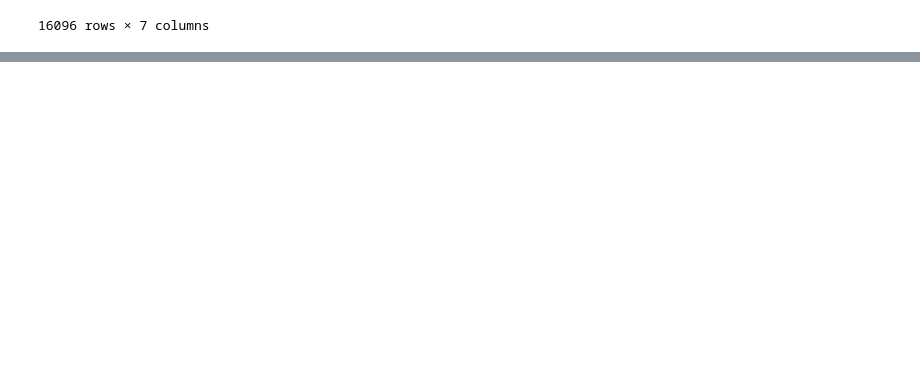
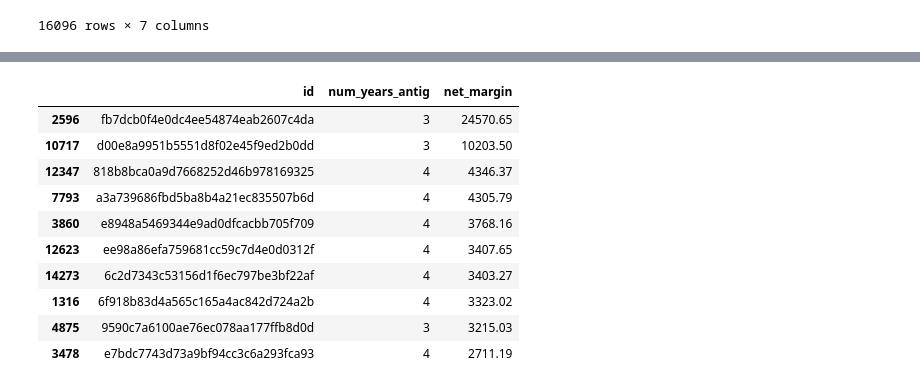
Before and after one commit to yash013/sme_customer_churn_problem, a Jupyter notebook: eda.ipynb, the cells around one changed output, grey strips where cells are left out. Cells and saved outputs as stored; diff of their text form; code cells hidden in the pictures; blank space fills up the shorter version.

```diff
--- a/eda.ipynb
+++ b/eda.ipynb
@@ -576,0 +590,18 @@ merged_data.to_csv('clean_data_after_eda.csv')
+# %%
+# Select current customers with positive net margins
+top_customers = merged_data.loc[(merged_data['churn']>=0) & (merged_data['net_margin']>0),['id','num_years_antig','net_margin']]
+
+# Top 10 customers by net margin
+top_customers.sort_values(by=['net_margin'],ascending=False).head(10)
+# %% [output]
+|  | id | num_years_antig | net_margin |
+| 2596 | fb7dcb0f4e0dc4ee54874eab2607c4da | 3 | 24570.65 |
+| 10717 | d00e8a9951b5551d8f02e45f9ed2b0dd | 3 | 10203.50 |
+| 12347 | 818b8bca0a9d7668252d46b978169325 | 4 | 4346.37 |
+| 7793 | a3a739686fbd5ba8b4a21ec835507b6d | 4 | 4305.79 |
+| 3860 | e8948a5469344e9ad0dfcacbb705f709 | 4 | 3768.16 |
+| 12623 | ee98a86efa759681cc59c7d4e0d0312f | 4 | 3407.65 |
+| 14273 | 6c2d7343c53156d1f6ec797be3bf22af | 4 | 3403.27 |
+| 1316 | 6f918b83d4a565c165a4ac842d724a2b | 4 | 3323.02 |
+| 4875 | 9590c7a6100ae76ec078aa177ffb8d0d | 3 | 3215.03 |
+| 3478 | e7bdc7743d73a9bf94cc3c6a293fca93 | 4 | 2711.19 |
```
Also changed, not shown: parts of 34 cells of this notebook.
